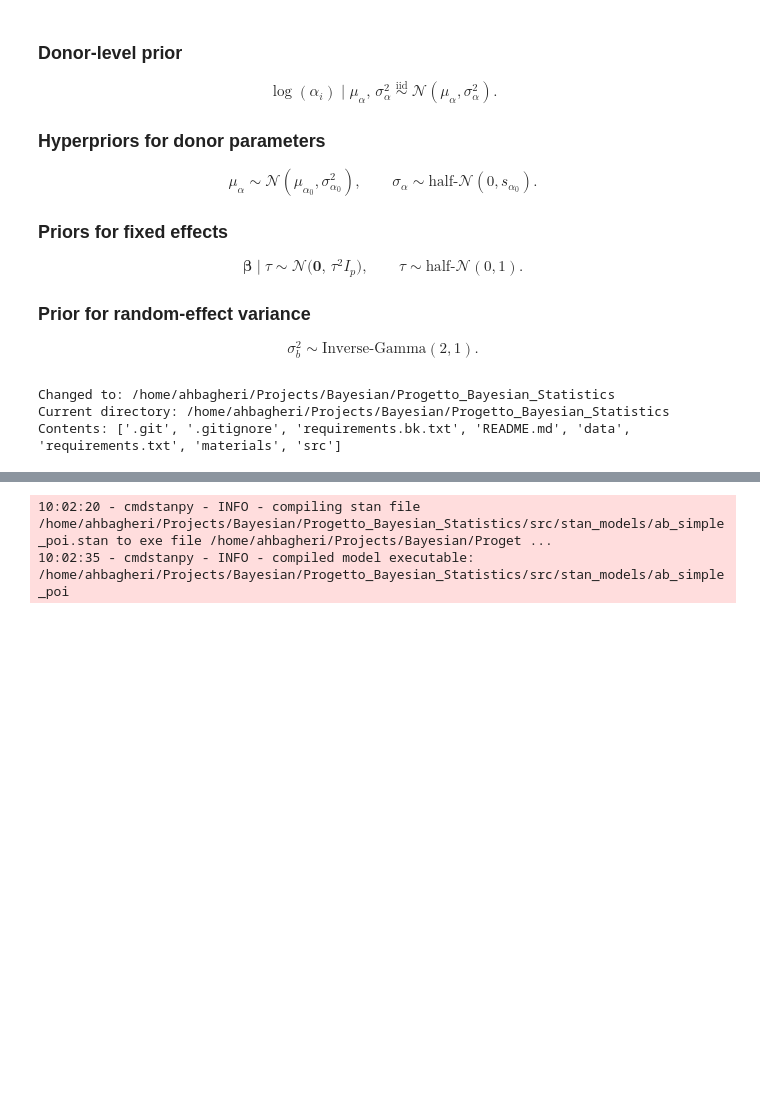
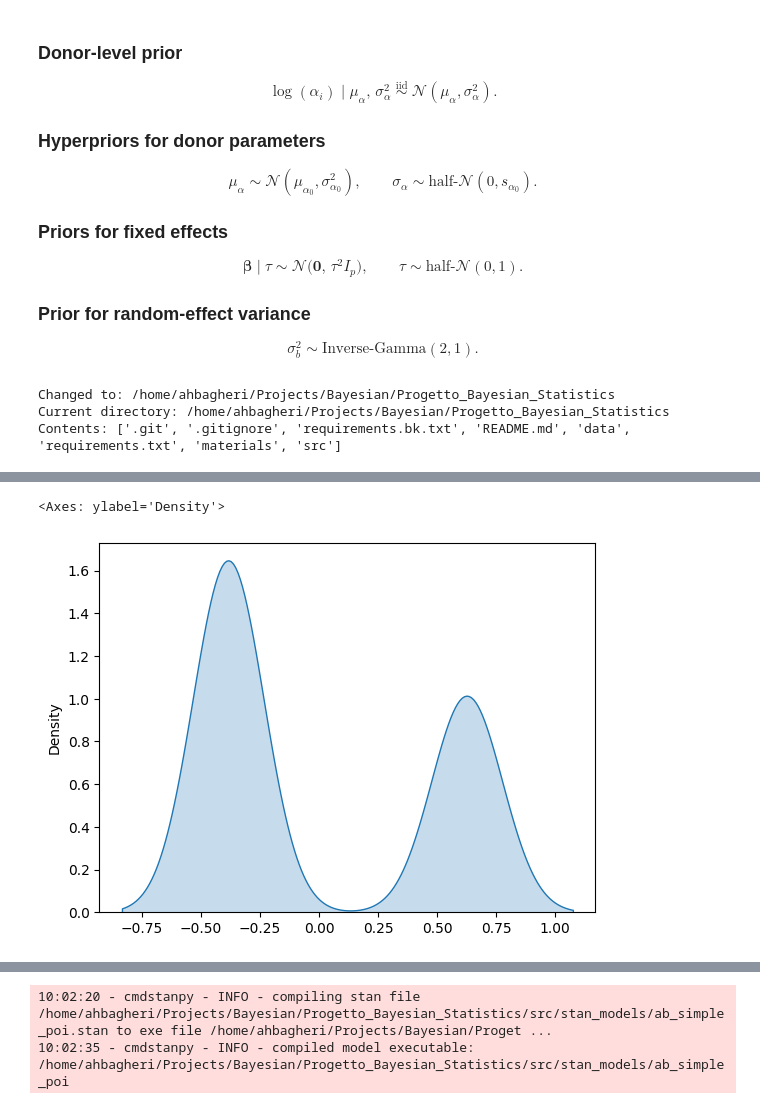
Before and after one commit to ahbagheri01/Progetto_Bayesian_Statistics, a Jupyter notebook: src/jupyter/ab_stan.ipynb, the cells around one changed output, grey strips where cells are left out. Cells and saved outputs as stored; diff of their text form; code cells hidden in the pictures; blank space fills up the shorter version.

```diff
--- a/src/jupyter/ab_stan.ipynb
+++ b/src/jupyter/ab_stan.ipynb
@@ -272,0 +269,7 @@ Error:
+# %%
+import seaborn as sns
+import numpy as np
+sns.kdeplot((DMSO)**2 - np.mean(DMSO**2), fill=True) # TODO do this in the model when adding square values.
+# %% [output]
+<Axes: ylabel='Density'>
+[figure, added]
```
Also changed, not shown: parts of 7 cells of this notebook, 15 other files.
